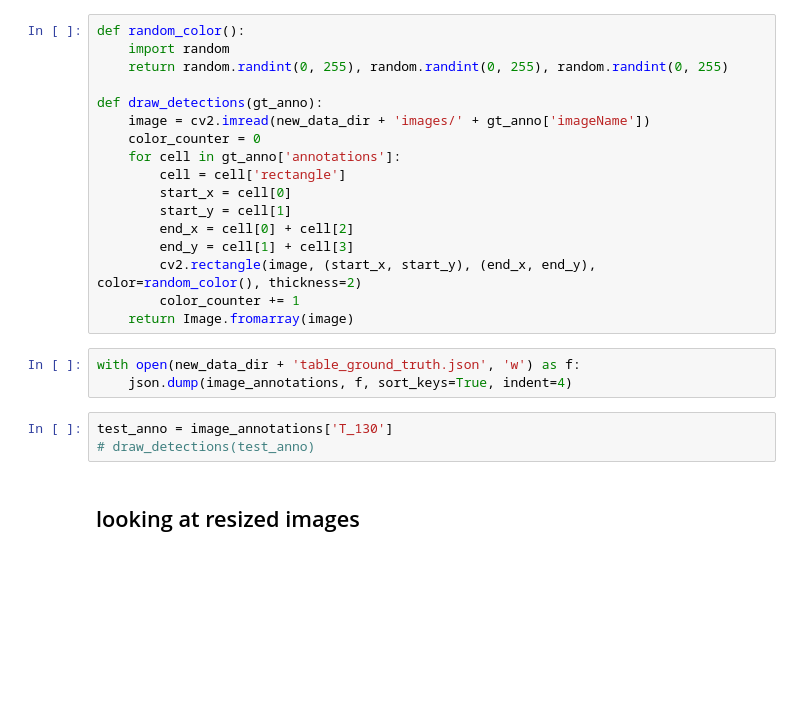
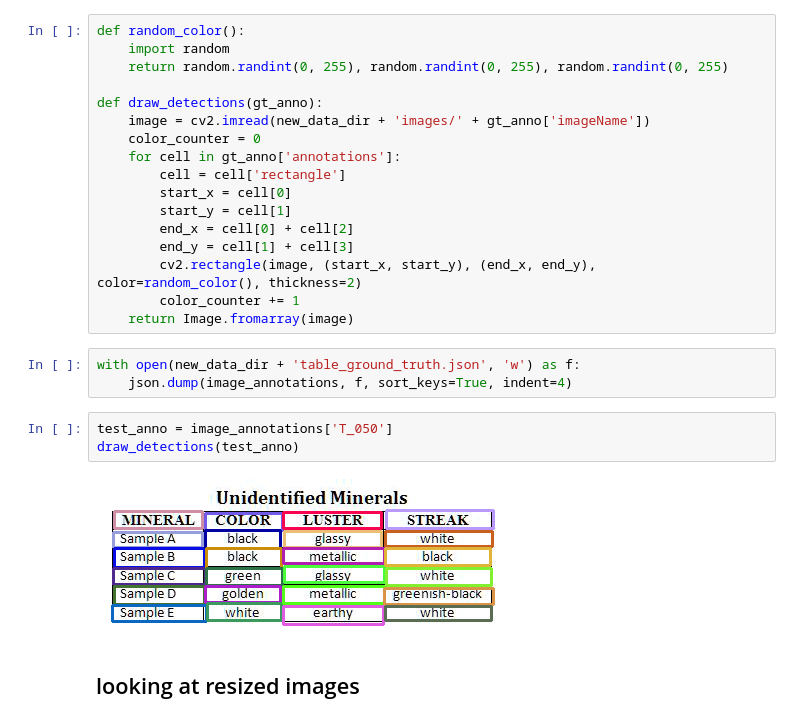
Before and after one commit to drschwenk/tableparse_notebooks, a Jupyter notebook: nicks_dataset.ipynb, the cells around one changed output. Drawn from its saved outputs; the diff is of its cells as text; blank space fills up the shorter version.

```diff
--- a/nicks_dataset.ipynb
+++ b/nicks_dataset.ipynb
@@ -196,8 +196,10 @@ def draw_detections(gt_anno):
 with open(new_data_dir + 'table_ground_truth.json', 'w') as f:
     json.dump(image_annotations, f, sort_keys=True, indent=4)
 # %%
-test_anno = image_annotations['T_130']
-# draw_detections(test_anno)
+test_anno = image_annotations['T_050']
+draw_detections(test_anno)
+# %% [output]
+[figure, added]
 # %% [markdown]
 ## looking at resized images
 # %%
```
Also changed, not shown: 6 other files.
